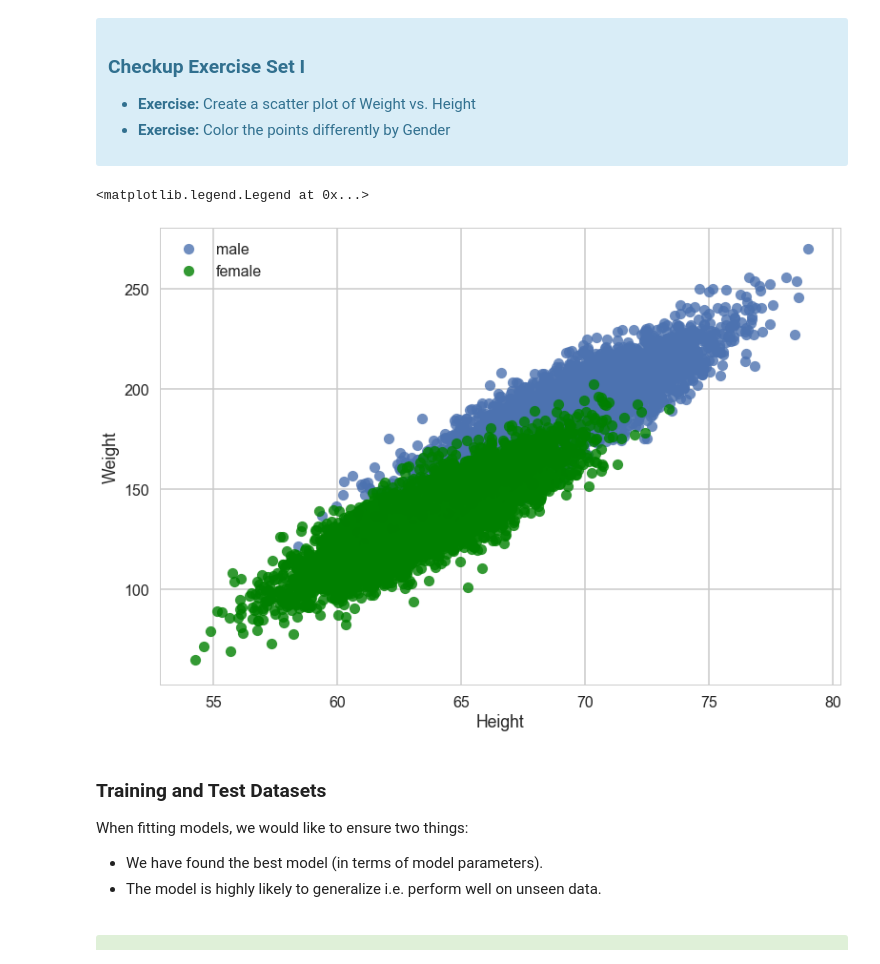
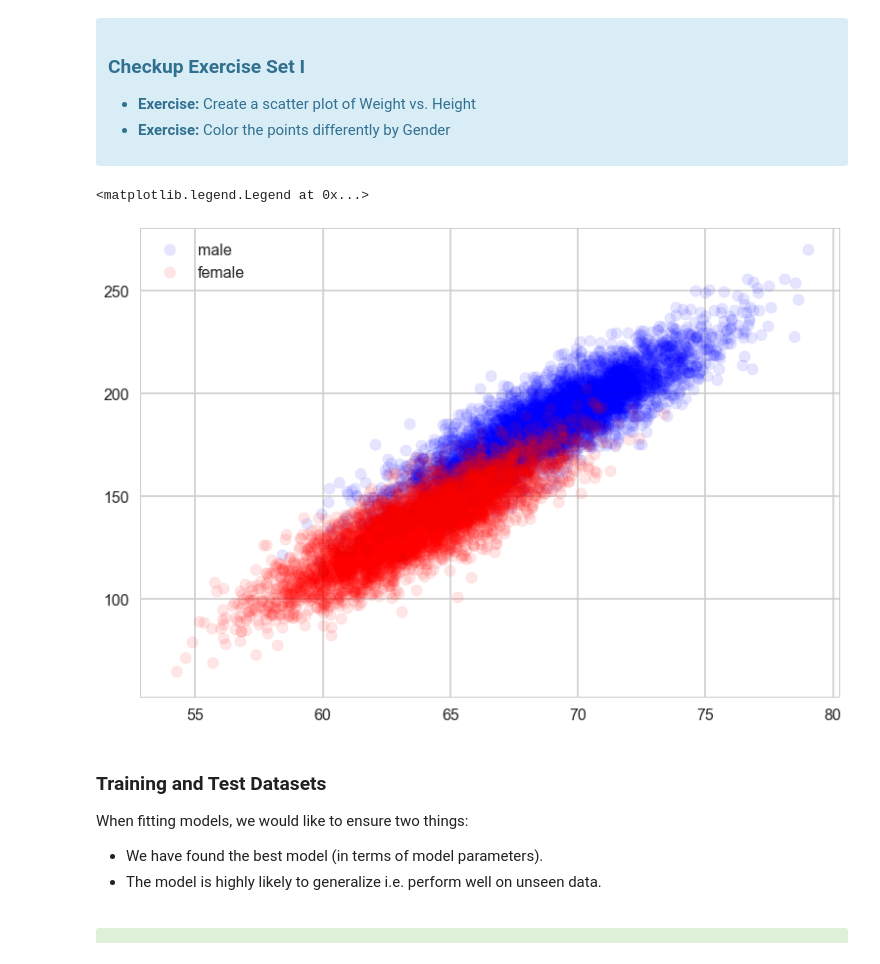
Before and after one commit to hnamzian/Springboard, a Jupyter notebook: Machine Learning/Linear and Logistic Regression/logistic_regression/Mini_Project_Logistic_Regression.ipynb, the cells around one changed output. Cells and saved outputs as stored; diff of their text form; code cells hidden in the pictures.

```diff
--- a/Machine Learning/Linear and Logistic Regression/logistic_regression/Mini_Project_Logistic_Regression.ipynb
+++ b/Machine Learning/Linear and Logistic Regression/logistic_regression/Mini_Project_Logistic_Regression.ipynb
@@ -123,13 +123,13 @@ with the "response" or "label" $y$ as a plain array of 0s and 1s for binary clas
 # %%
 # your turn
 dflog_male = dflog[dflog.Gender=='Male']
 dflog_female = dflog[dflog.Gender=='Female']
-sns.regplot(data=dflog_male, x='Height', y='Weight', fit_reg=False)
-sns.regplot(data=dflog_female, x='Height', y='Weight', fit_reg=False, color='green')
+plt.scatter(dflog_male.Height, dflog_male.Weight, color='b', alpha=0.1)
+plt.scatter(dflog_female.Height, dflog_female.Weight, color='r', alpha=0.1)
 plt.legend(['male', 'female'])
 # %% [output]
 <matplotlib.legend.Legend at 0x...>
-[figure, old version]
+[figure, new version]
 # %% [markdown]
 ### Training and Test Datasets
 
```
